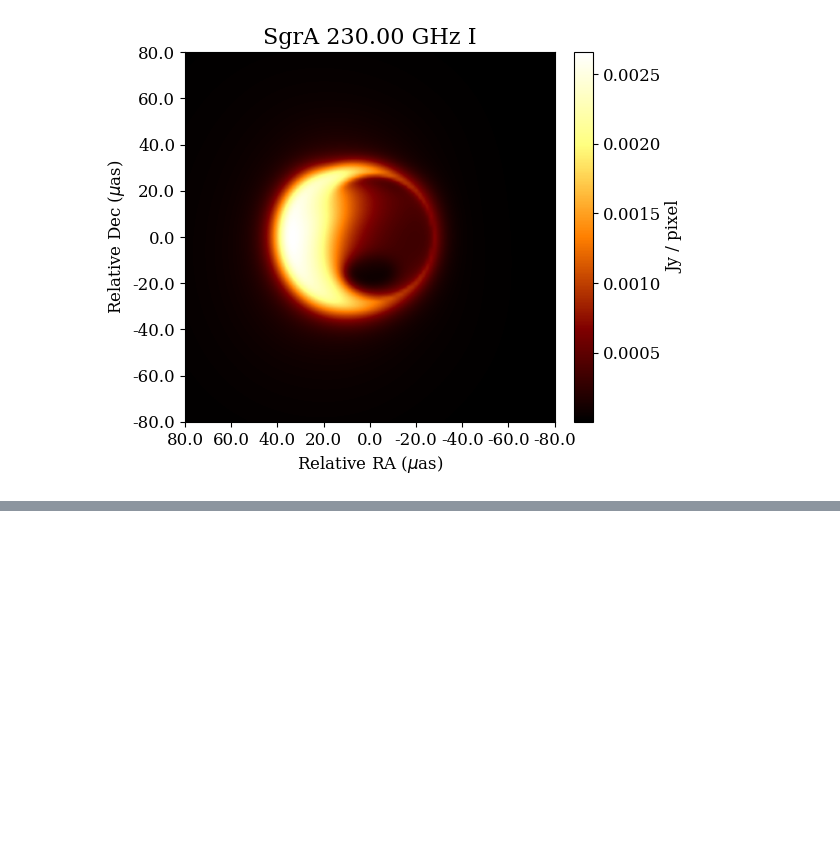
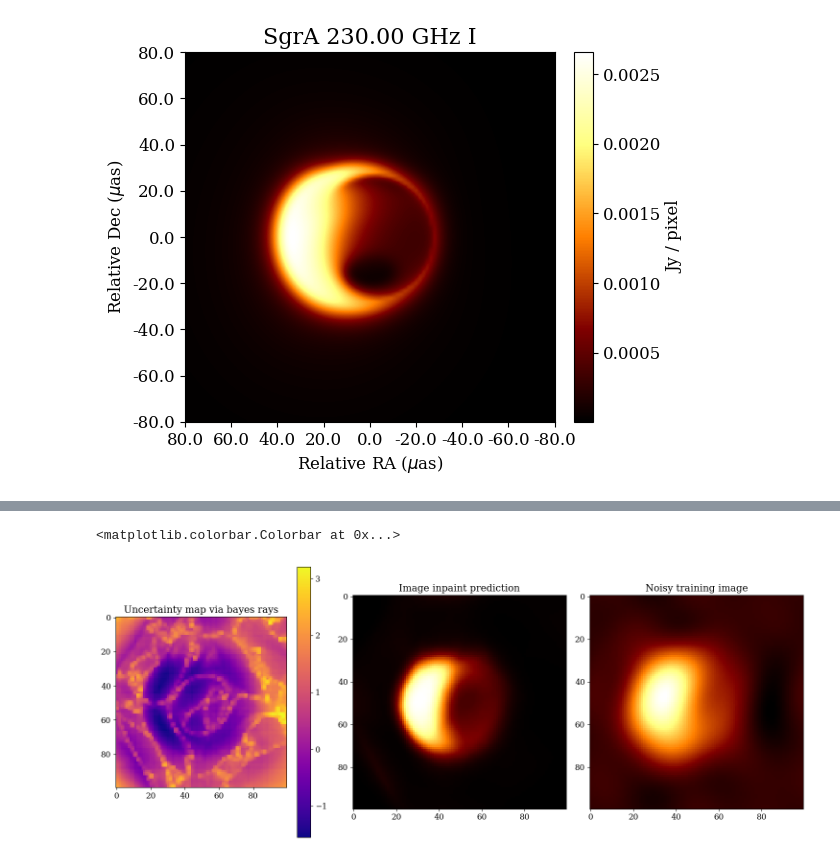
Before and after one commit to khyyle/caltech_surf_2025, a Jupyter notebook: bayes_rays_fourier.ipynb, the cells around one changed output, grey strips where cells are left out. Saved outputs shown, nothing was run; the diff lists cells and outputs as text; code cells hidden in the pictures; blank space fills up the shorter version.

Commit message:
added uncertainty mapping

```diff
--- a/bayes_rays_fourier.ipynb
+++ b/bayes_rays_fourier.ipynb
@@ -233,0 +288,11 @@ plt.show()
+# %%
+'''prepare parameter variables for bayes rays'''
+
+params_img = state.params
+params_img_frozen = jax.tree_util.tree_map(jnp.array, params_img)
+
+params_def = def_grid.init(
+    jax.random.PRNGKey(0),
+    jnp.array([[0, 0]]))['params']
+params_def = jax.tree_util.tree_map(jnp.zeros_like, params_def)
+nvis = n_crop * n_crop
@@ -233,0 +352,35 @@ plt.show()
+# %%
+def vis_to_image(vis_vec, n_crop, full_N=100):
+    uv = np.zeros((full_N, full_N), dtype=np.complex64)
+    cx = (full_N - n_crop) // 2
+    cy = (full_N - n_crop) // 2
+    uv[cy:cy+n_crop, cx:cx+n_crop] = vis_vec.reshape(n_crop, n_crop)
+    return np.fft.ifft2(np.fft.ifftshift(uv)).real
+
+chunk_size = 32
+J_sq, rows_acc = fisher_sum(chunk_size, grid_res)
+assert rows_acc == nvis
+
+lam = 1e-4/(grid_res[0]*grid_res[1])
+H_diag = (4*J_sq)/(nvis) + 2.0*lam # deterministic H, no monte carlo
+variance_grid = 1 / H_diag
+sigma_map = jnp.linalg.norm(
+    jnp.sqrt(bilinear(coords, variance_grid)),
+    axis=-1
+)
+
+full_image = predictor.apply({'params': state.params}, coords)
+full_image = np.array(full_image)
+
+fig, ax = plt.subplots(1, 3, figsize=(15,6))
+im_0 = ax[0].imshow(jnp.log10(sigma_map + 1e-12), cmap='plasma', origin="upper")
+ax[0].set_title("Uncertainty map via bayes rays")
+im_1 = ax[1].imshow(full_image, cmap='afmhot', origin='upper')
+ax[1].set_title('Image inpaint prediction')
+im_2 = ax[2].imshow(vis_to_image(vis_obs, n_crop), cmap='afmhot', origin='upper')
+ax[2].set_title('Noisy training image')
+plt.tight_layout()
+fig.colorbar(im_0, ax=ax[0])
+# %% [output]
+<matplotlib.colorbar.Colorbar at 0x...>
+[figure, added]
```
Also changed, not shown: parts of 4 cells of this notebook.
